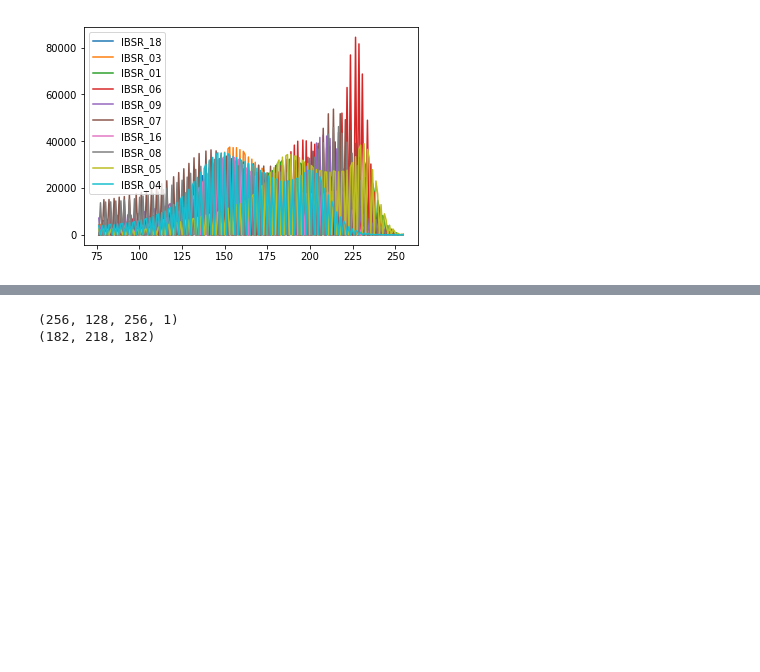
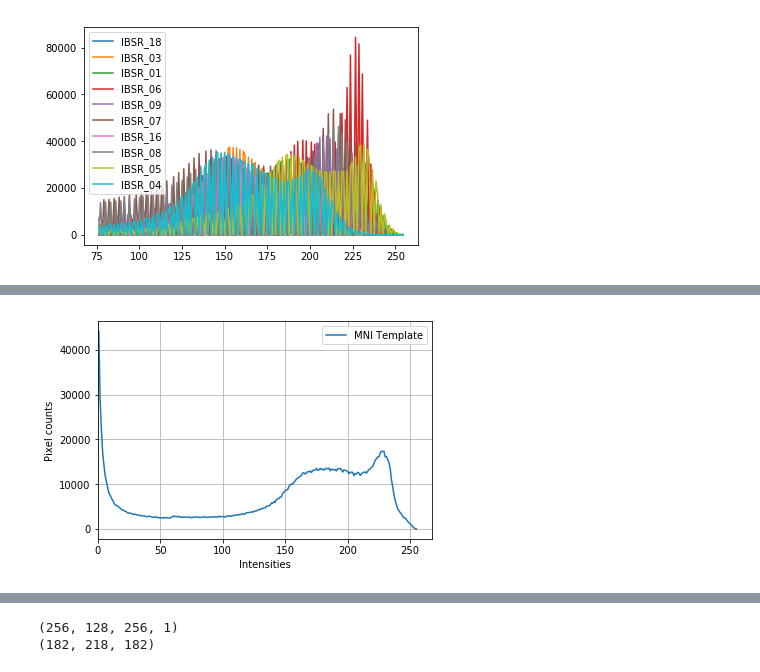
Before and after one commit to OlehKSS/misa-project, a Jupyter notebook: Pre-processing.ipynb, the cells around one changed output, grey strips where cells are left out. Drawn from its saved outputs; the diff is of its cells as text; code cells hidden in the pictures; blank space fills up the shorter version.

```diff
--- a/Pre-processing.ipynb
+++ b/Pre-processing.ipynb
@@ -220,0 +279,18 @@ IBSR_04, (182, 218, 182), (1.0, 1.0, 1.0)
+# %%
+# MNI Template histogram
+img_path = join('/home/okozyn/Projects/girona/misa-project/data/MNITemplateAtlas-norm/masked_template.nii.gz')
+img = nib.load(img_path)
+data = img.get_data()
+
+hist, hist_bins = histogram(data, nbins=nbins)
+
+plt.plot(hist_bins[1:], hist[1:])
+
+plt.grid()
+plt.xlim(left=0)
+plt.ylabel('Pixel counts')
+plt.xlabel('Intensities')
+plt.legend(['MNI Template'])
+plt.show()
+# %% [output]
+[figure, added]
```
Also changed, not shown: parts of 8 cells of this notebook, 3 other files.
